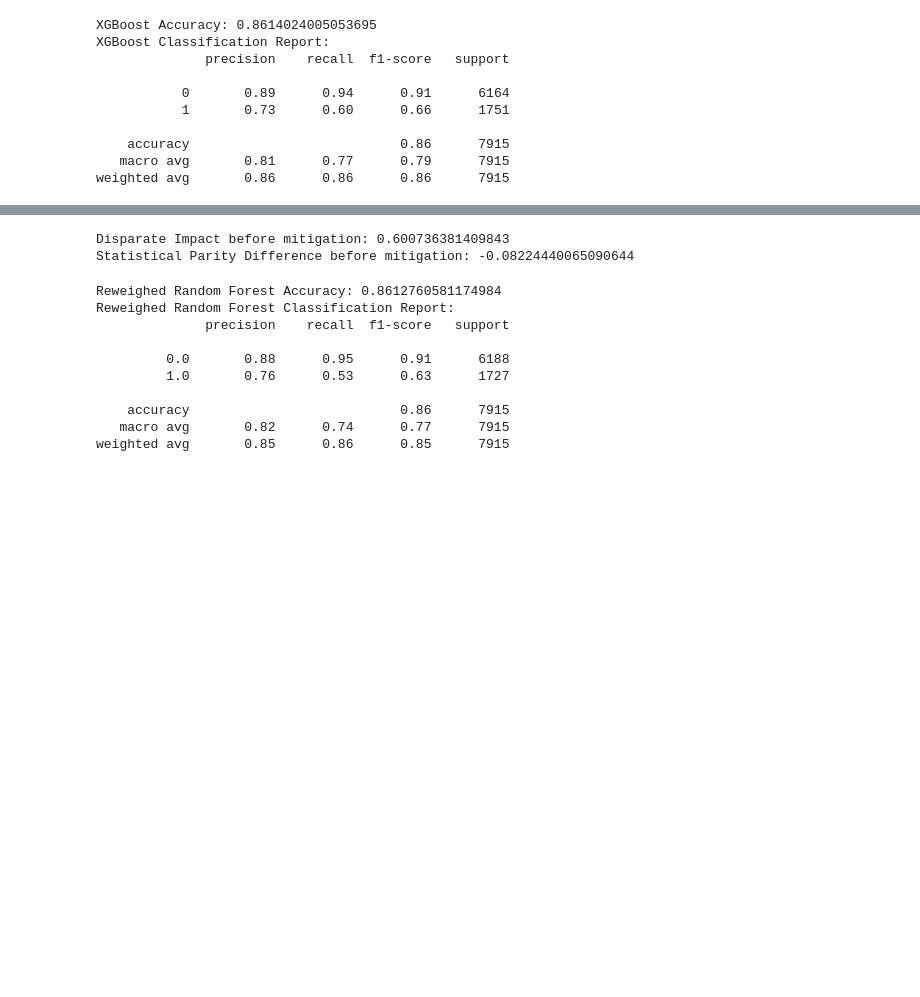
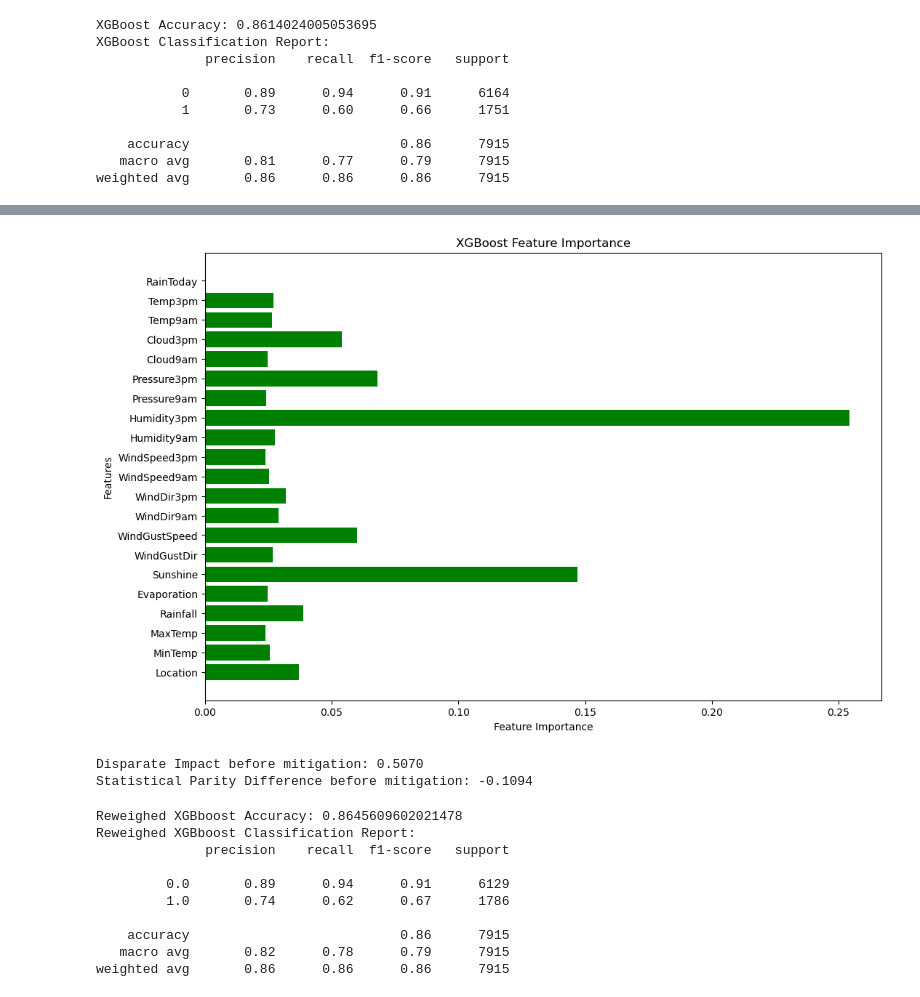
Before and after one commit to PavanKumar-sudo/ClimateProject, a Jupyter notebook: Pavan_Complete_Code (1).ipynb, the cells around one changed output, grey strips where cells are left out. Saved outputs shown, nothing was run; the diff lists cells and outputs as text; code cells hidden in the pictures; blank space fills up the shorter version.

```diff
--- a/Pavan_Complete_Code (1).ipynb
+++ b/Pavan_Complete_Code (1).ipynb
@@ -229,8 +250,20 @@ weighted avg       0.86      0.86      0.86      7915
+# %%
+# Plot feature importance for XGBoost
+xgb_feature_importances = xgb_model.feature_importances_
+xgb_features = feature_columns
+
+plt.figure(figsize=(12, 8))
+plt.barh(xgb_features, xgb_feature_importances, color='green')
+plt.xlabel('Feature Importance')
+plt.ylabel('Features')
+plt.title('XGBoost Feature Importance')
+plt.show()
+# %% [output]
+[figure, added]
 # %%
 
-
 # Define privileged and unprivileged groups
-privileged_locations = [0, 1, 2, 3]  # Assuming these locations are encoded as 0, 1, 2, 3
+privileged_locations = [37, 18]  # 37-syndey,18-melborne
 unprivileged_groups = [{'Location': i} for i in range(4, len(categorical_cols))]
 privileged_groups = [{'Location': i} for i in privileged_locations]
 
@@ -253,24 +286,36 @@ metric_orig_train = BinaryLabelDatasetMetric(
     privileged_groups=privileged_groups
 )
 
-print(f"Disparate Impact before mitigation: {metric_orig_train.disparate_impact()}")
-print(f"Statistical Parity Difference before mitigation: {metric_orig_train.statistical_parity_difference()}")
+ #Initialize ClassificationMetric for additional bias metrics
+classification_metric_orig = ClassificationMetric(
+    train_data_aif, train_data_aif,
+    unprivileged_groups=unprivileged_groups,
+    privileged_groups=privileged_groups
+)
+
+# Calculate metrics
+disparate_impact_before = metric_orig_train.disparate_impact()
+statistical_parity_diff_before = metric_orig_train.statistical_parity_difference()
+
+# Print metrics with improved formatting and descriptions
+print(f"Disparate Impact before mitigation: {disparate_impact_before:.4f}")
+print(f"Statistical Parity Difference before mitigation: {statistical_parity_diff_before:.4f}")
 # %% [output]
-Disparate Impact before mitigation: 0.600736381409843
-Statistical Parity Difference before mitigation: -0.08224440065090644
+Disparate Impact before mitigation: 0.5070
+Statistical Parity Difference before mitigation: -0.1094
 # %%
 # Apply Reweighing to mitigate bias in the training data
 RW = Reweighing(unprivileged_groups=unprivileged_groups, privileged_groups=privileged_groups)
 train_data_transf = RW.fit_transform(train_data_aif)
 
-# Train Random Forest on reweighed data
+# Train XGB boost on reweighed data
 X_train_transf = train_data_transf.features
 y_train_transf = train_data_transf.labels.ravel()
 
-rf_model = RandomForestClassifier()
+rf_model = XGBClassifier()
 rf_model.fit(X_train_transf, y_train_transf)
 
-# Predict on the validation set and evaluate the reweighed Random Forest model
+# Predict on the validation set and evaluate the reweighed xgbboostt model
 X_val = val_data_aif.features
 y_val = val_data_aif.labels.ravel()
 
@@ -278,19 +323,19 @@ y_val_pred_rf_transf = rf_model.predict(X_val)
 rf_accuracy_transf = accuracy_score(y_val, y_val_pred_rf_transf)
 rf_classification_report_transf = classification_report(y_val, y_val_pred_rf_transf)
 
-print(f"Reweighed Random Forest Accuracy: {rf_accuracy_transf}")
-print(f"Reweighed Random Forest Classification Report:\n{rf_classification_report_transf}")
+print(f"Reweighed XGBboost Accuracy: {rf_accuracy_transf}")
+print(f"Reweighed XGBboost Classification Report:\n{rf_classification_report_transf}")
 # %% [output]
-Reweighed Random Forest Accuracy: 0.8612760581174984
-Reweighed Random Forest Classification Report:
+Reweighed XGBboost Accuracy: 0.8645609602021478
+Reweighed XGBboost Classification Report:
               precision    recall  f1-score   support
 
-         0.0       0.88      0.95      0.91      6188
-         1.0       0.76      0.53      0.63      1727
+         0.0       0.89      0.94      0.91      6129
+         1.0       0.74      0.62      0.67      1786
 
     accuracy                           0.86      7915
-   macro avg       0.82      0.74      0.77      7915
-weighted avg       0.85      0.86      0.85      7915
+   macro avg       0.82      0.78      0.79      7915
+weighted avg       0.86      0.86      0.86      7915
 # %%
 # Measure Bias in the reweighted training dataset
 metric_transf_train = BinaryLabelDatasetMetric(
```
Also changed, not shown: parts of 11 cells of this notebook.
